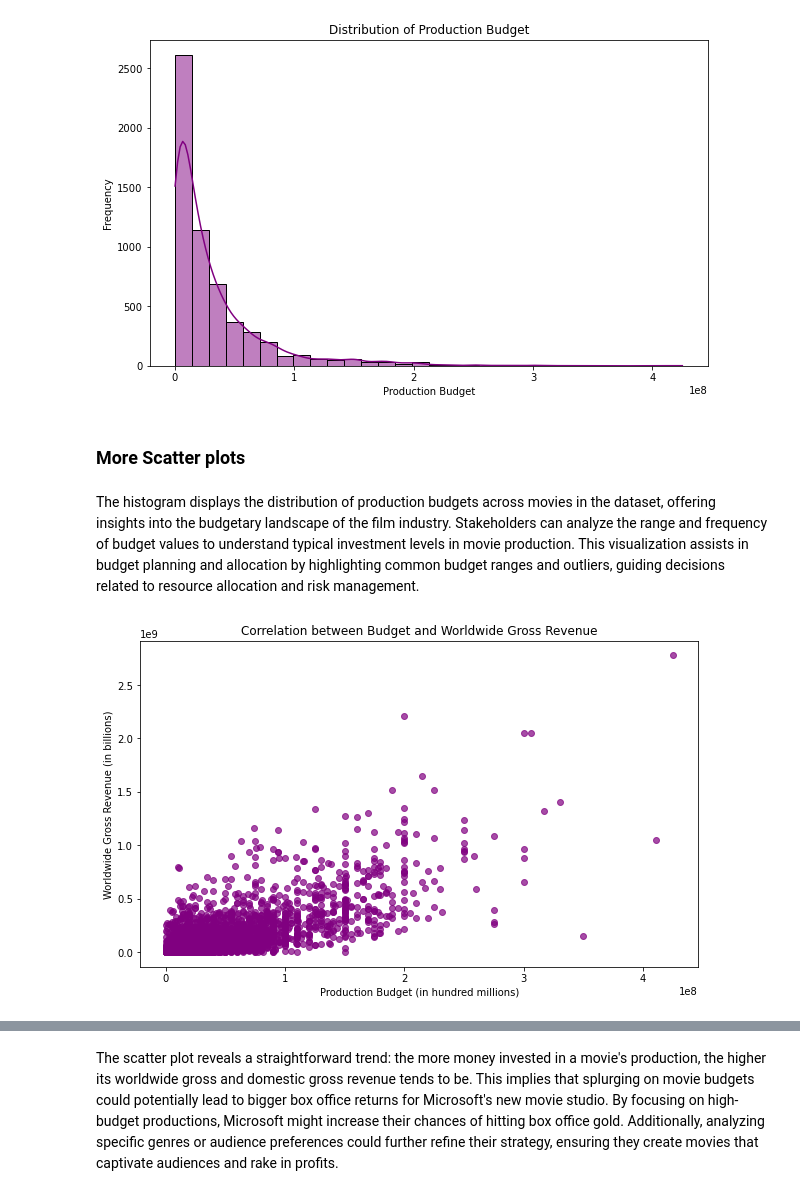
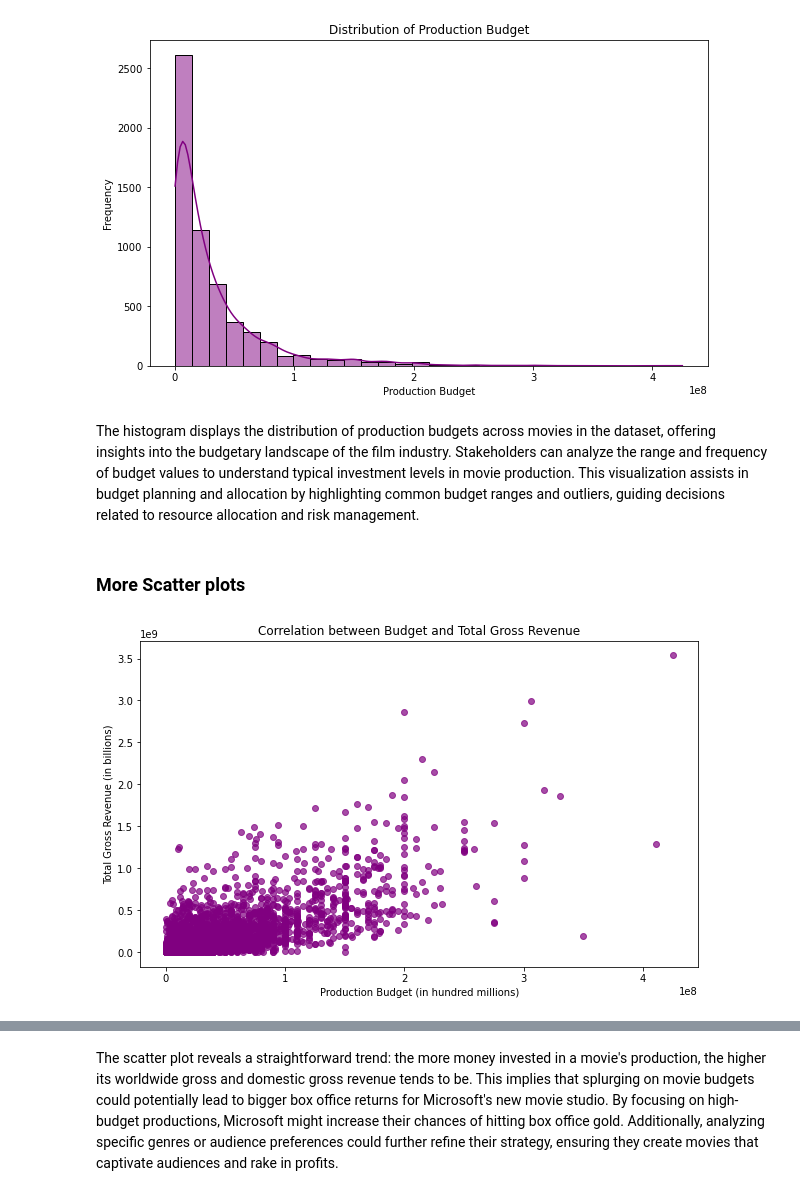
Before and after one commit to olivemideva/dsc-phase-1-project-v2-4, a Jupyter notebook: student.ipynb, the cells around one changed output, grey strips where cells are left out. Saved outputs shown, nothing was run; the diff lists cells and outputs as text; code cells hidden in the pictures.

Commit message:
More updates on visualization

```diff
--- a/student.ipynb
+++ b/student.ipynb
@@ -469,21 +481,23 @@ plt.ylabel('Frequency')
 plt.show()
 # %% [output]
 [figure]
+# %% [markdown]
+The histogram displays the distribution of production budgets across movies in the dataset, offering insights into the budgetary landscape of the film industry. Stakeholders can analyze the range and frequency of budget values to understand typical investment levels in movie production. This visualization assists in budget planning and allocation by highlighting common budget ranges and outliers, guiding decisions related to resource allocation and risk management.
 # %% [markdown]
 ### More Scatter plots
-# %% [markdown]
-The histogram displays the distribution of production budgets across movies in the dataset, offering insights into the budgetary landscape of the film industry. Stakeholders can analyze the range and frequency of budget values to understand typical investment levels in movie production. This visualization assists in budget planning and allocation by highlighting common budget ranges and outliers, guiding decisions related to resource allocation and risk management.
 # %%
+# Summing up gross incomes
+total_gross = tnmovie_df['domestic_gross'] + tnmovie_df['worldwide_gross']
+
 # Extracting data
 production_budget = tnmovie_df['production_budget']
-worldwide_gross = tnmovie_df['worldwide_gross']
 
 # Creating the scatter plot
 plt.figure(figsize=(10, 6))
-plt.scatter(production_budget, worldwide_gross, color='purple', alpha=0.7)
-plt.title('Correlation between Budget and Worldwide Gross Revenue')
+plt.scatter(production_budget, total_gross, color='purple', alpha=0.7)
+plt.title('Correlation between Budget and Total Gross Revenue')
 plt.xlabel('Production Budget (in hundred millions)')
-plt.ylabel('Worldwide Gross Revenue (in billions)')
+plt.ylabel('Total Gross Revenue (in billions)')
 plt.show()
 # %% [output]
-[figure, old version]
+[figure, new version]
```
Also changed, not shown: parts of 6 cells of this notebook.
